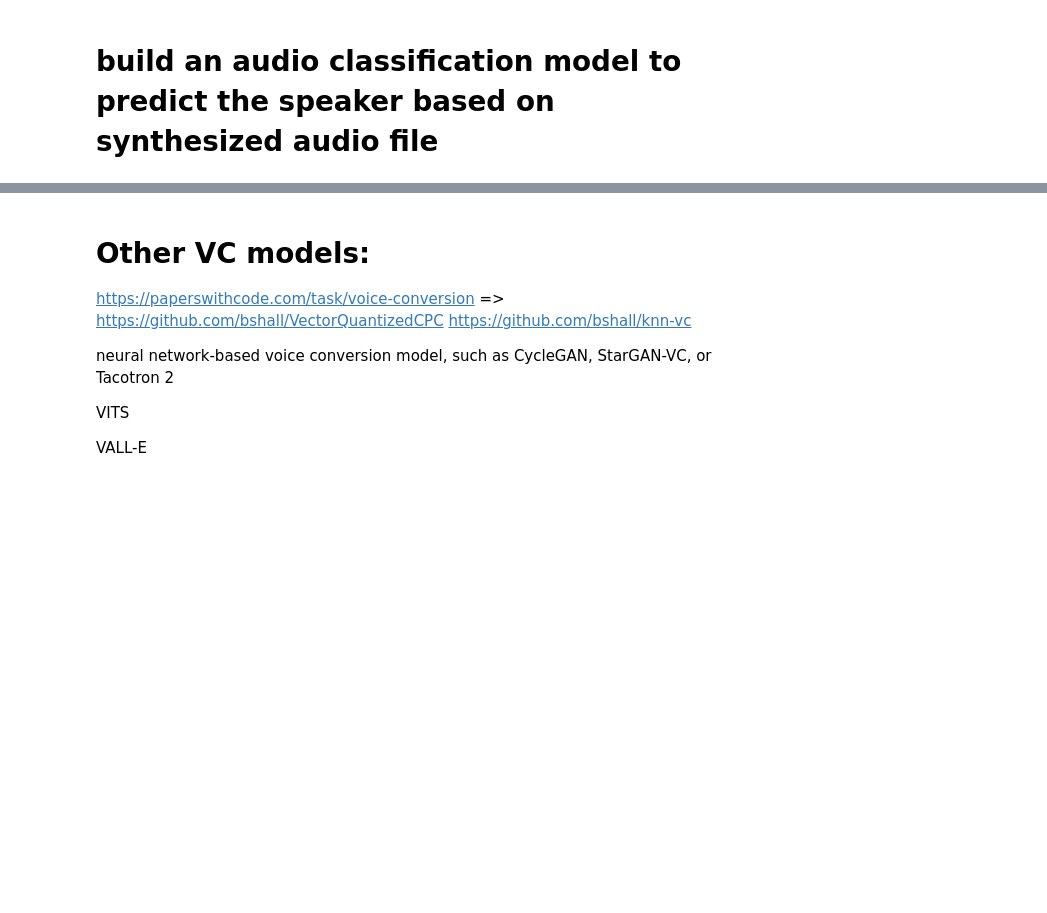
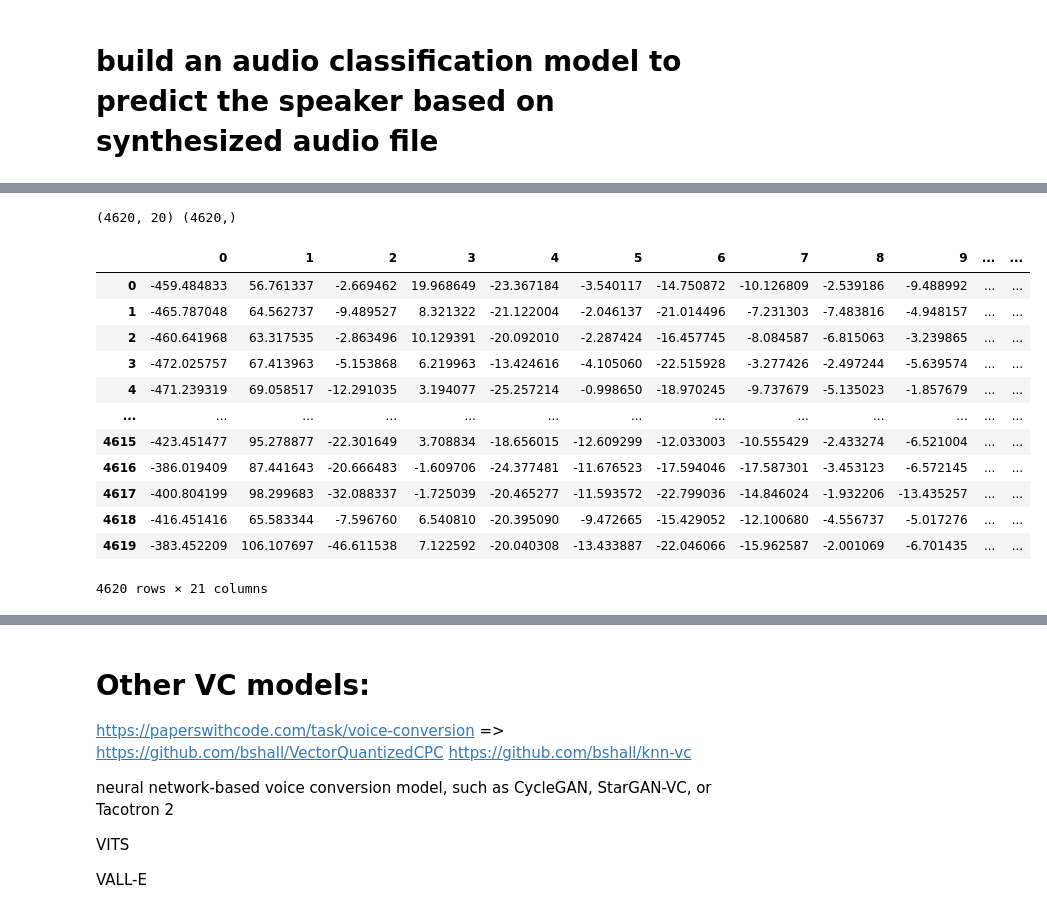
Before and after one commit to henryhyunwookim/Voice-Cloning-and-Fake-Audio-Detection, a Jupyter notebook: VoiceCloningAndFakeAudioDetection.ipynb, the cells around one changed output, grey strips where cells are left out. Cells and saved outputs as stored; diff of their text form; code cells hidden in the pictures; blank space fills up the shorter version.

```diff
--- a/VoiceCloningAndFakeAudioDetection.ipynb
+++ b/VoiceCloningAndFakeAudioDetection.ipynb
@@ -308,0 +332,55 @@ Source text: would such an act of refusal be useful
+# %%
+import librosa
+import numpy as np
+import pandas as pd
+from tqdm import tqdm
+
+# train_audio_path = train_csv[train_csv['is_converted_audio']==True]['path_from_data_dir']
+# test_audio_path = test_csv[train_csv['is_converted_audio']==True]['path_from_data_dir']
+
+def get_X_and_y(audio_path):
+    X_list = []
+    y_list = []
+    for audio_subpath in tqdm(audio_path):
+        audio_path = timit_dir / 'data' / audio_subpath
+        y = audio_subpath.split('/')[2]
+        y_list.append(y)
+
+        audio_array, sample_rate = librosa.load(audio_path,
+            sr = None) # Set sr to None to get original sampling rate. Otherwise the default is 22050.
+        # print(f'Shape of audio array: {audio_array.shape}')
+
+        # https://www.analyticsvidhya.com/blog/2022/03/implementing-audio-classification-project-using-deep-learning/
+        mfccs_features = librosa.feature.mfcc(y=audio_array, sr=sample_rate) # n_mfcc=40
+        # print(f'Shape of mfccs features: {mfccs_features.shape}')
+        X = np.mean(mfccs_features.T,axis=0) # Normalize features into the same scale
+        # print(f'Shape of scaled mfccs features: {X.shape}')
+        X_list.append(X)
+
+    df = pd.DataFrame(X_list)
+    df['label'] = y_list
+
+    X = df.drop(['label'], axis=1)
+    y = df['label']
+
+    return X, y, df
+
+train_X, train_y, train_df = get_X_and_y(train_audio_path)
+# %%
+print(train_X.shape, train_y.shape)
+train_df
+# %% [output]
+(4620, 20) (4620,)
+|  | 0 | 1 | 2 | 3 | 4 | 5 | 6 | 7 | 8 | 9 | ... | ... |
+| 0 | -459.484833 | 56.761337 | -2.669462 | 19.968649 | -23.367184 | -3.540117 | -14.750872 | -10.126809 | -2.539186 | -9.488992 | ... | ... |
+| 1 | -465.787048 | 64.562737 | -9.489527 | 8.321322 | -21.122004 | -2.046137 | -21.014496 | -7.231303 | -7.483816 | -4.948157 | ... | ... |
+| 2 | -460.641968 | 63.317535 | -2.863496 | 10.129391 | -20.092010 | -2.287424 | -16.457745 | -8.084587 | -6.815063 | -3.239865 | ... | ... |
+| 3 | -472.025757 | 67.413963 | -5.153868 | 6.219963 | -13.424616 | -4.105060 | -22.515928 | -3.277426 | -2.497244 | -5.639574 | ... | ... |
+| 4 | -471.239319 | 69.058517 | -12.291035 | 3.194077 | -25.257214 | -0.998650 | -18.970245 | -9.737679 | -5.135023 | -1.857679 | ... | ... |
+| ... | ... | ... | ... | ... | ... | ... | ... | ... | ... | ... | ... | ... |
+| 4615 | -423.451477 | 95.278877 | -22.301649 | 3.708834 | -18.656015 | -12.609299 | -12.033003 | -10.555429 | -2.433274 | -6.521004 | ... | ... |
+| 4616 | -386.019409 | 87.441643 | -20.666483 | -1.609706 | -24.377481 | -11.676523 | -17.594046 | -17.587301 | -3.453123 | -6.572145 | ... | ... |
+| 4617 | -400.804199 | 98.299683 | -32.088337 | -1.725039 | -20.465277 | -11.593572 | -22.799036 | -14.846024 | -1.932206 | -13.435257 | ... | ... |
+| 4618 | -416.451416 | 65.583344 | -7.596760 | 6.540810 | -20.395090 | -9.472665 | -15.429052 | -12.100680 | -4.556737 | -5.017276 | ... | ... |
+| 4619 | -383.452209 | 106.107697 | -46.611538 | 7.122592 | -20.040308 | -13.433887 | -22.046066 | -15.962587 | -2.001069 | -6.701435 | ... | ... |
+4620 rows × 21 columns
```
Also changed, not shown: parts of 15 cells of this notebook.
